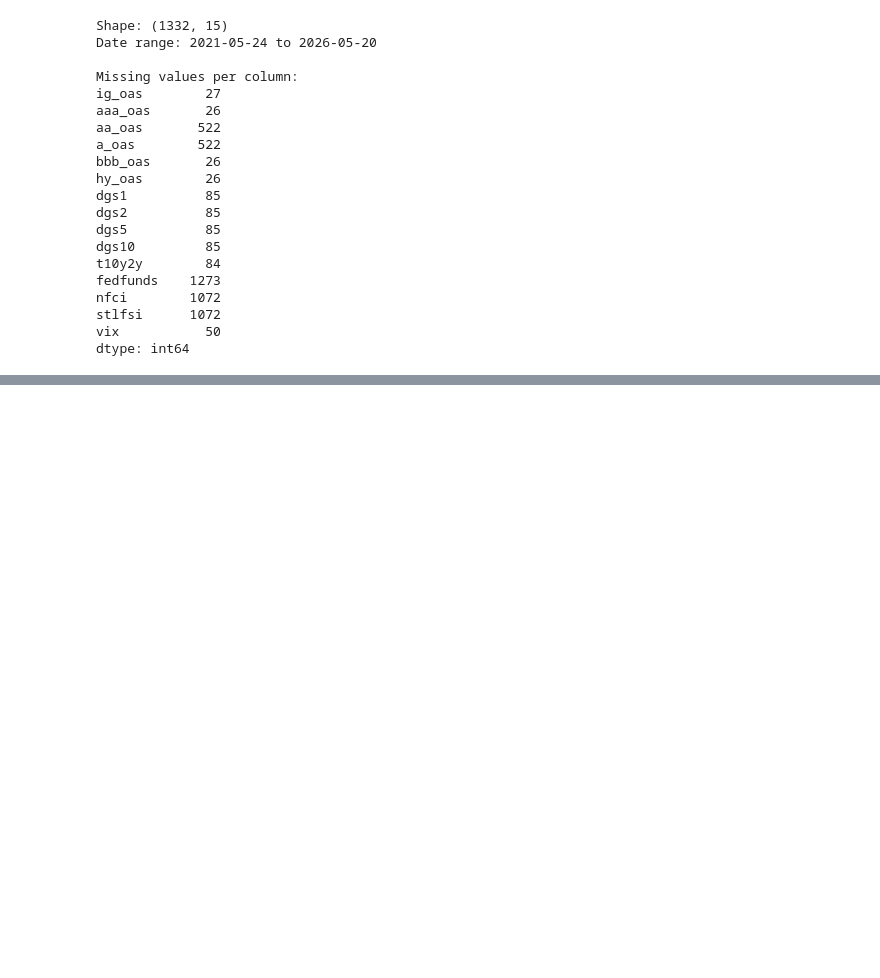
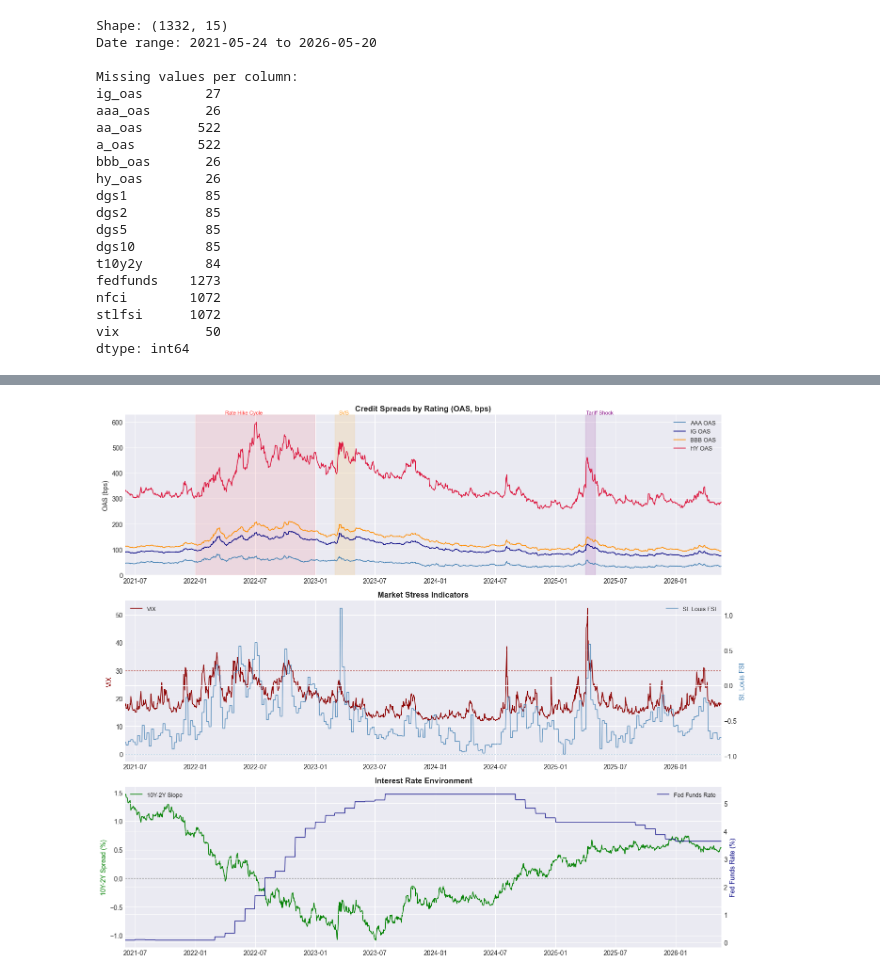
Before and after one commit to xzdada/Credit-Risk, a Jupyter notebook: notebooks/01_data_processing.ipynb, the cells around one changed output, grey strips where cells are left out. Saved outputs shown, nothing was run; the diff lists cells and outputs as text; code cells hidden in the pictures; blank space fills up the shorter version.

Commit message:
data processing update

```diff
--- a/notebooks/01_data_processing.ipynb
+++ b/notebooks/01_data_processing.ipynb
@@ -119,0 +156,19 @@ dtype: int64
+# %%
+# Convert all OAS columns to basis points for consistency with market convention.
+
+oas_cols = ['ig_oas', 'aaa_oas', 'bbb_oas', 'hy_oas']
+
+print("Before conversion (percent form):")
+print(df_filled[oas_cols].head(3).round(4))
+
+for col in oas_cols:
+    df_filled[col] = df_filled[col] * 100
+
+print("\nAfter conversion (basis points):")
+print(df_filled[oas_cols].head(3).round(2))
+
+print("\nCurrent ranges (bps):")
+for col in oas_cols:
+    print(f"  {col:10s}: min={df_filled[col].min():.1f} "
+          f"max={df_filled[col].max():.1f} "
+          f"current={df_filled[col].iloc[-1]:.1f}")
@@ -119,0 +195,71 @@ dtype: int64
+# %%
+fig, axes = plt.subplots(3, 1, figsize=(14, 12))
+
+# Plot 1: Credit Spreads by Rating
+ax1 = axes[0]
+
+spread_series = {
+    'AAA OAS': ('aaa_oas', 'steelblue'),
+    'IG OAS':  ('ig_oas',  'navy'),
+    'BBB OAS': ('bbb_oas', 'darkorange'),
+    'HY OAS':  ('hy_oas',  'crimson'),
+}
+
+for label, (col, color) in spread_series.items():
+    ax1.plot(df_filled.index, df_filled[col], label=label, color=color, linewidth=1.2)
+
+# Shade key market events
+ax1.axvspan('2022-01-01', '2022-12-31', alpha=0.08, color='red')
+ax1.axvspan('2023-03-01', '2023-04-30', alpha=0.12, color='orange')
+ax1.axvspan('2025-04-01', '2025-05-01', alpha=0.12, color='purple')
+
+# Event labels
+ymax = df_filled['hy_oas'].max() + 50
+ax1.text(pd.Timestamp('2022-04-01'), ymax * 0.97, 'Rate Hike Cycle', fontsize=8, color='red', alpha=0.8)
+ax1.text(pd.Timestamp('2023-03-13'), ymax * 0.97, 'SVB', fontsize=8, color='darkorange', alpha=0.9)
+ax1.text(pd.Timestamp('2025-04-03'), ymax * 0.97, 'Tariff Shock', fontsize=8, color='purple', alpha=0.9)
+
+ax1.set_title('Credit Spreads by Rating (OAS, bps)', fontsize=12, fontweight='bold')
+ax1.set_ylabel('OAS (bps)')
+ax1.legend(loc='upper right', fontsize=9)
+ax1.set_xlim(df_filled.index.min(), df_filled.index.max())
+
+# Plot 2: Market Stress Indicators
+ax2 = axes[1]
+ax2_twin = ax2.twinx()
+
+ax2.plot(df_filled.index, df_filled['vix'], color='darkred', label='VIX', linewidth=1.2)
+ax2_twin.plot(df_filled.index, df_filled['stlfsi'],
+              color='steelblue', label='St. Louis FSI', linewidth=1.2, alpha=0.8)
+
+ax2.axhline(y=30, color='darkred', linestyle='--', linewidth=0.8, alpha=0.5)
+ax2.axhline(y=0, color='steelblue', linestyle='--', linewidth=0.8, alpha=0.3)
+
+ax2.set_title('Market Stress Indicators', fontsize=12, fontweight='bold')
+ax2.set_ylabel('VIX', color='darkred')
+ax2_twin.set_ylabel('St. Louis FSI', color='steelblue')
+ax2.legend(loc='upper left', fontsize=9)
+ax2_twin.legend(loc='upper right', fontsize=9)
+ax2.set_xlim(df_filled.index.min(), df_filled.index.max())
+
+# Plot 3: Interest Rate Environment
+ax3 = axes[2]
+ax3_twin = ax3.twinx()
+
+ax3.plot(df_filled.index, df_filled['t10y2y'], color='green', label='10Y-2Y Slope', linewidth=1.2)
+ax3.axhline(y=0, color='black', linestyle='--', linewidth=0.8, alpha=0.6)
+ax3_twin.plot(df_filled.index, df_filled['fedfunds'],
+              color='navy', label='Fed Funds Rate', linewidth=1.2, alpha=0.8)
+
+ax3.set_title('Interest Rate Environment', fontsize=12, fontweight='bold')
+ax3.set_ylabel('10Y-2Y Spread (%)', color='green')
+ax3_twin.set_ylabel('Fed Funds Rate (%)', color='navy')
+ax3.legend(loc='upper left', fontsize=9)
+ax3_twin.legend(loc='upper right', fontsize=9)
+ax3.set_xlim(df_filled.index.min(), df_filled.index.max())
+
+plt.tight_layout()
+plt.savefig('../data/processed/01_data_overview.png', dpi=150, bbox_inches='tight')
+plt.show()
+# %% [output]
+[figure, added]
```
Also changed, not shown: parts of 7 cells of this notebook.
